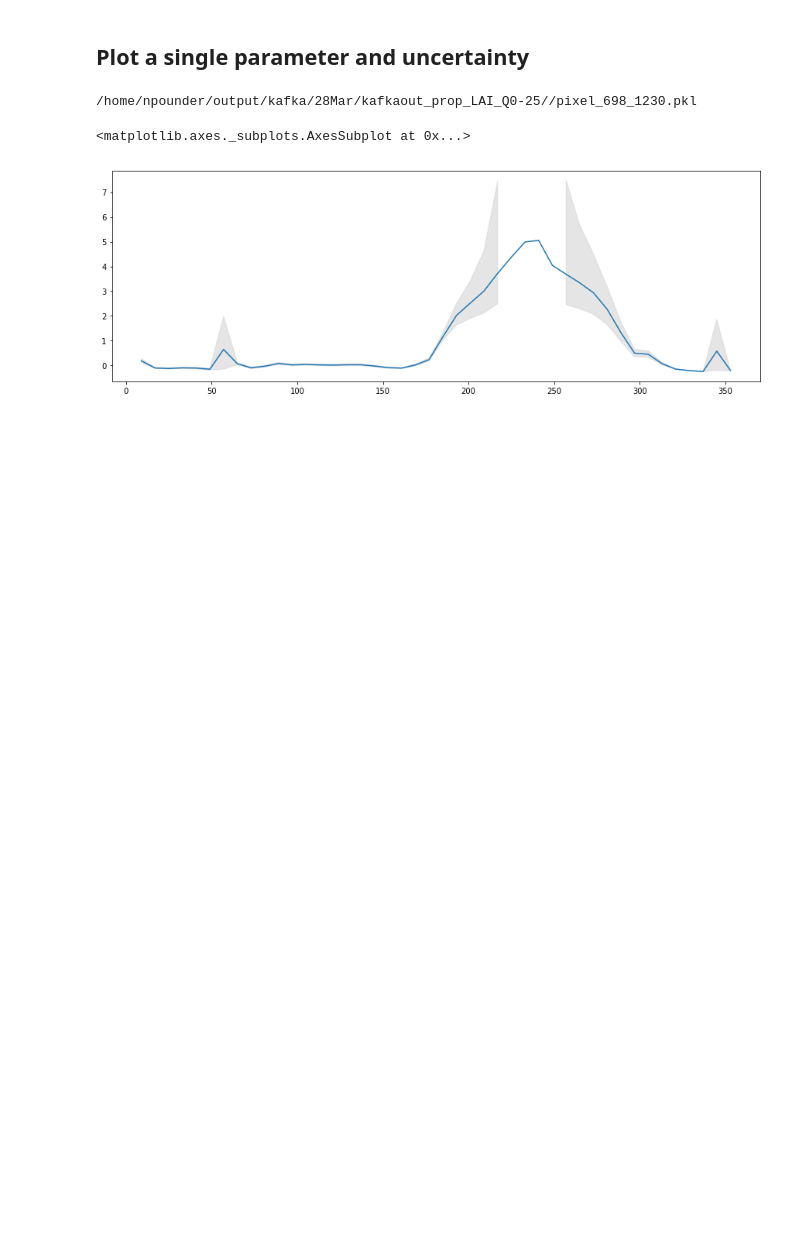
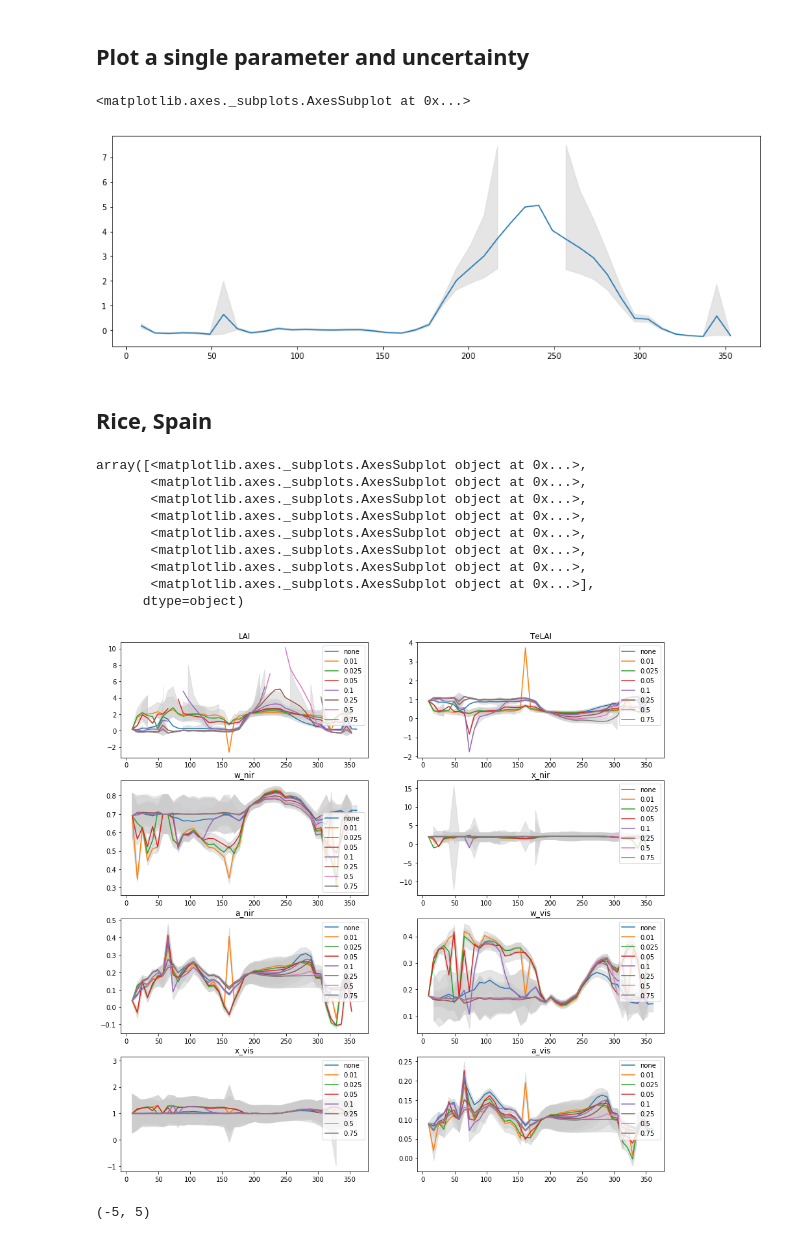
Before and after one commit to Assimila/kafka_plots, a Jupyter notebook: Plot_pixel_timeseries.ipynb, the cells around one changed output. Drawn from its saved outputs; the diff is of its cells as text; code cells hidden in the pictures; blank space fills up the shorter version.

Commit message:
loop over different retrievals. Now in function

```diff
--- a/Plot_pixel_timeseries.ipynb
+++ b/Plot_pixel_timeseries.ipynb
@@ -29,21 +28,78 @@ def get_pixel(filepath, x, y):
 # %%
 file = "/home/npounder/output/kafka/28Mar/kafkaout_prop_LAI_Q0-25/"
 param = "TeLAI"
-
+x = 698; y= 1230
 fig, ax = plt.subplots(1,1, figsize=(15,5))
 data, uncs, dates = get_pixel(file, x,y)
 plot_pixel_tseries(ax, data[param], uncs[param], dates, parameter = param,
                    marker = '-', convertLAI = True)
 # %% [output]
-/home/npounder/output/kafka/28Mar/kafkaout_prop_LAI_Q0-25//pixel_698_1230.pkl
+<matplotlib.axes._subplots.AxesSubplot at 0x...>
-<matplotlib.axes._subplots.AxesSubplot at 0x...>
 [figure]
+# %%
+def plot_all_params(axs, params, filepaths, x, y, legend = None):
+    """loop through different retrieval direcories and plot all parameters"""
+    for ax, param in zip(axs, params):
+        title = "{}".format(param)
+        if param == "LAI":
+            param = "TeLAI"
+            convertLAI = True
+        else:
+            convertLAI = False
+        for file in filepaths:
+            data, uncs, dates = get_pixel(file, x,y)
+            plot_pixel_tseries(ax, data[param], uncs[param], dates, parameter = param,
+                               marker='-', convertLAI=convertLAI)
+        ax.set_title(title)
+        if legend !=None:
+            ax.legend(legend)
+    return axs
+# %%
+# These [parameters may be used for any broadband SAIL retrieval]
+params=["LAI","TeLAI", "w_nir", "x_nir", "a_nir",
+        "w_vis", "x_vis", "a_vis"]
+# %% [markdown]
+## Rice, Spain
+# %%
+filepaths = ["/home/npounder/output/kafka/28Mar/kafkaout_no_prop_HessCorr/",
+             "/home/npounder/output/kafka/28Mar/kafkaout_prop_LAI_Q0-01/",
+             "/home/npounder/output/kafka/28Mar/kafkaout_prop_LAI_Q0-025/",
+             "/home/npounder/output/kafka/28Mar/kafkaout_prop_LAI_Q0-05/",
+             "/home/npounder/output/kafka/28Mar/kafkaout_prop_LAI_Q0-1/",
+             "/home/npounder/output/kafka/28Mar/kafkaout_prop_LAI_Q0-25/",
+             "/home/npounder/output/kafka/28Mar/kafkaout_prop_LAI_Q0-5/",
+             "/home/npounder/output/kafka/28Mar/kafkaout_prop_LAI_Q0-75/"]
+legend = ("none","0.01", "0.025", "0.05", "0.1", "0.25", "0.5", "0.75")
+x = 698; y= 1230
+
+fig, axs = plt.subplots(4,2, figsize=(15,15))
+axs = axs.flatten()
+plot_all_params(axs, params, filepaths, x, y, legend = legend)
+# %% [output]
+array([<matplotlib.axes._subplots.AxesSubplot object at 0x...>,
+       <matplotlib.axes._subplots.AxesSubplot object at 0x...>,
+       <matplotlib.axes._subplots.AxesSubplot object at 0x...>,
+       <matplotlib.axes._subplots.AxesSubplot object at 0x...>,
+       <matplotlib.axes._subplots.AxesSubplot object at 0x...>,
+       <matplotlib.axes._subplots.AxesSubplot object at 0x...>,
+       <matplotlib.axes._subplots.AxesSubplot object at 0x...>,
+       <matplotlib.axes._subplots.AxesSubplot object at 0x...>],
+      dtype=object)
+[figure, added]
 # %%
-filepaths = ["/home/npounder/output/kafka/28Mar/kafkaout_prop_LAI_Q0-01/",
+filepaths = ["/home/npounder/output/kafka/28Mar/kafkaout_no_prop_HessCorr/",
+             "/home/npounder/output/kafka/28Mar/kafkaout_prop_LAI_Q0-01/",
              "/home/npounder/output/kafka/28Mar/kafkaout_prop_LAI_Q0-025/",
              "/home/npounder/output/kafka/28Mar/kafkaout_prop_LAI_Q0-05/",
              "/home/npounder/output/kafka/28Mar/kafkaout_prop_LAI_Q0-1/",
              "/home/npounder/output/kafka/28Mar/kafkaout_prop_LAI_Q0-25/",
              "/home/npounder/output/kafka/28Mar/kafkaout_prop_LAI_Q0-5/",
              "/home/npounder/output/kafka/28Mar/kafkaout_prop_LAI_Q0-75/"]
+legend = ("none","0.01", "0.025", "0.05", "0.1", "0.25", "0.5", "0.75")
 x = 698; y= 1230
+
+fig, axs = plt.subplots(4,2, figsize=(15,15))
+axs = axs.flatten()
+plot_all_params(axs, params, filepaths, x, y)
+# %% [output]
+(-5, 5)
```
Also changed, not shown: parts of 3 cells of this notebook.
